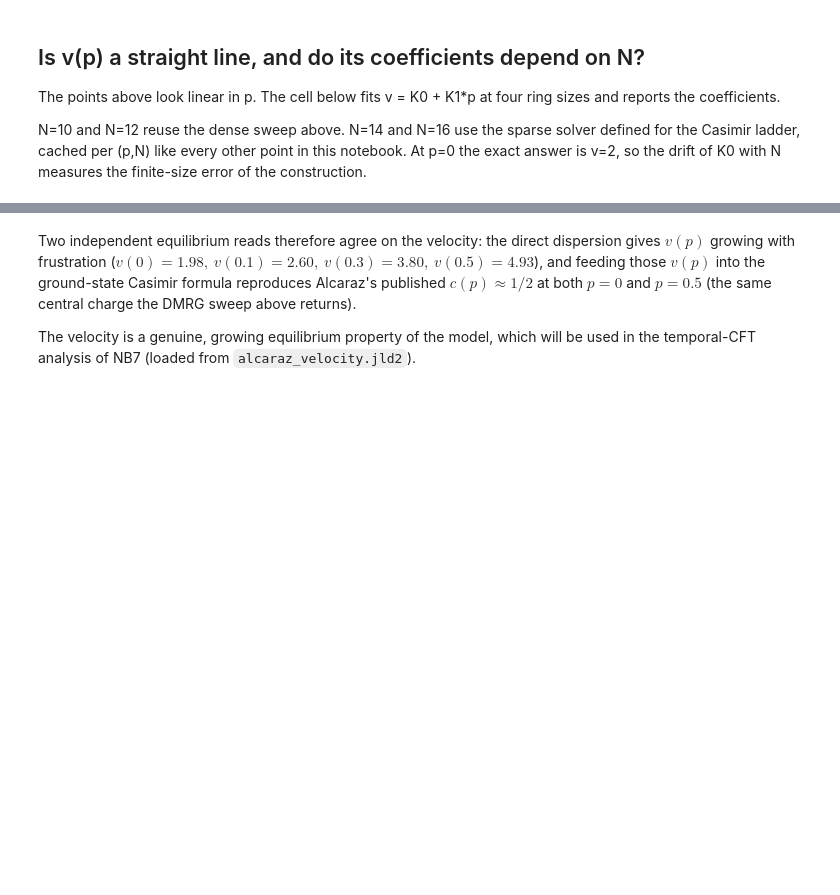
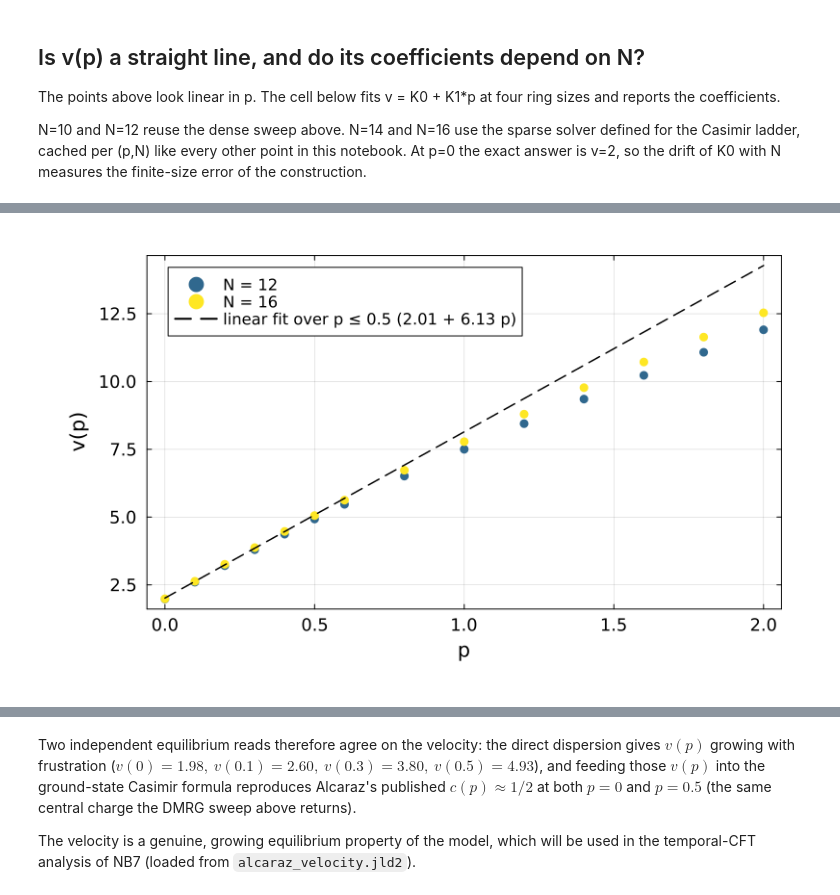
Before and after one commit to jmarquezol/master-thesis-BSC, a Jupyter notebook: NBs/4_cft_GS.ipynb, the cells around one changed output, grey strips where cells are left out. Cells and saved outputs as stored; diff of their text form; code cells hidden in the pictures; blank space fills up the shorter version.

```diff
--- a/NBs/4_cft_GS.ipynb
+++ b/NBs/4_cft_GS.ipynb
@@ -821,0 +850,63 @@ figv
+# %%
+using JLD2, LsqFit
+
+# The fit above covers p = 0 to 0.5, the range the thesis uses. This extends the measurement to
+# p = 2.0. It writes its own cache and does not touch alcaraz_velocity.jld2, so every number
+# quoted downstream is unaffected. The p <= 0.5 points are recomputed here as a reproduction check.
+p_extended_values = vcat(p_sweep_values, collect(0.6:0.2:2.0))
+ext_cache = "../results/data/nb4_velocity_extended.jld2"
+ext = isfile(ext_cache) ? load(ext_cache, "v") : Dict{Tuple{Float64,Int},Any}()
+
+for p in p_extended_values, N in (12, 16)
+    haskey(ext, (p, N)) && continue
+    @printf("sparse ring at p=%.1f, N=%d ...\n", p, N)
+    r = ground_and_gap(N, 1.0, p; howmany=10)
+    v = N * (r.e1_nonzero - r.e1_zero) / (2 * pi * abs(r.smallest_momentum))
+    ext[(p, N)] = (; v, momentum=r.smallest_momentum, converged=r.converged)
+    jldsave(ext_cache; v=ext)
+end
+
+# the cached p <= 0.5 values came from the dense magnetic-sector route; this is the sparse
+# momentum-only route, so agreeing at N=12 is a check that the two selectors pick the same state
+println("\nreproduction check at N=12, against the cached dense values\n")
+@printf("  %-5s %-11s %-11s %-9s\n", "p", "cached", "recomputed", "difference")
+for p in p_sweep_values
+    @printf("  %-5.1f %-11.4f %-11.4f %-9.1e\n",
+            p, vN[(p, 12)], ext[(p, 12)].v, abs(vN[(p, 12)] - ext[(p, 12)].v))
+end
+
+println("\nv(p) extended to p = 2.0, with the momentum the gap was read at\n")
+@printf("  %-5s %-10s %-10s %-11s %-9s\n", "p", "v (N=12)", "v (N=16)", "k/pi (N=16)", "dv/dp")
+previous = (v=NaN, p=NaN)
+for p in p_extended_values
+    v16 = ext[(p, 16)].v
+    slope = isnan(previous.v) ? NaN : (v16 - previous.v) / (p - previous.p)
+    @printf("  %-5.1f %-10.4f %-10.4f %-11.4f %-9.4f\n",
+            p, ext[(p, 12)].v, v16, ext[(p, 16)].momentum / pi, slope)
+    global previous = (v=v16, p=p)
+end
+
+# the thesis fit, refitted on p <= 0.5 alone, then extrapolated across the whole range
+thesis_range = [p for p in p_extended_values if p <= 0.5]
+fit_low = curve_fit(linear_v, thesis_range, [ext[(p, 16)].v for p in thesis_range], [2.0, 6.0])
+@printf("\nv = %.4f + %.4f p, fitted over p <= 0.5 at N=16\n\n", fit_low.param[1], fit_low.param[2])
+@printf("  %-5s %-11s %-11s %-9s\n", "p", "measured", "linear fit", "shortfall")
+for p in p_extended_values
+    p < 0.5 && continue
+    predicted = linear_v(p, fit_low.param)
+    @printf("  %-5.1f %-11.4f %-11.4f %-9.4f\n", p, ext[(p, 16)].v, predicted,
+            predicted - ext[(p, 16)].v)
+end
+
+thesis_plot_theme!()
+fig_ext = plot(xlabel="p", ylabel="v(p)", legend=:topleft, framestyle=:box)
+scatter!(fig_ext, p_extended_values, [ext[(p, 12)].v for p in p_extended_values],
+         color=pal_v[2], ms=5, msw=0, label="N = 12")
+scatter!(fig_ext, p_extended_values, [ext[(p, 16)].v for p in p_extended_values],
+         color=pal_v[4], ms=5, msw=0, label="N = 16")
+p_line = range(0, 2, length=100)
+plot!(fig_ext, p_line, linear_v(p_line, fit_low.param), color=:black, ls=:dash, lw=1.5,
+      label=@sprintf("linear fit over p ≤ 0.5 (%.2f + %.2f p)", fit_low.param[1], fit_low.param[2]))
+savefig(fig_ext, "../results/imgs/nb4_velocity_extended.png")
+fig_ext
+# %% [output]
@@ -821,0 +930 @@ figv
+[figure, added]
```
Also changed, not shown: parts of 6 cells of this notebook, 12 other files.
